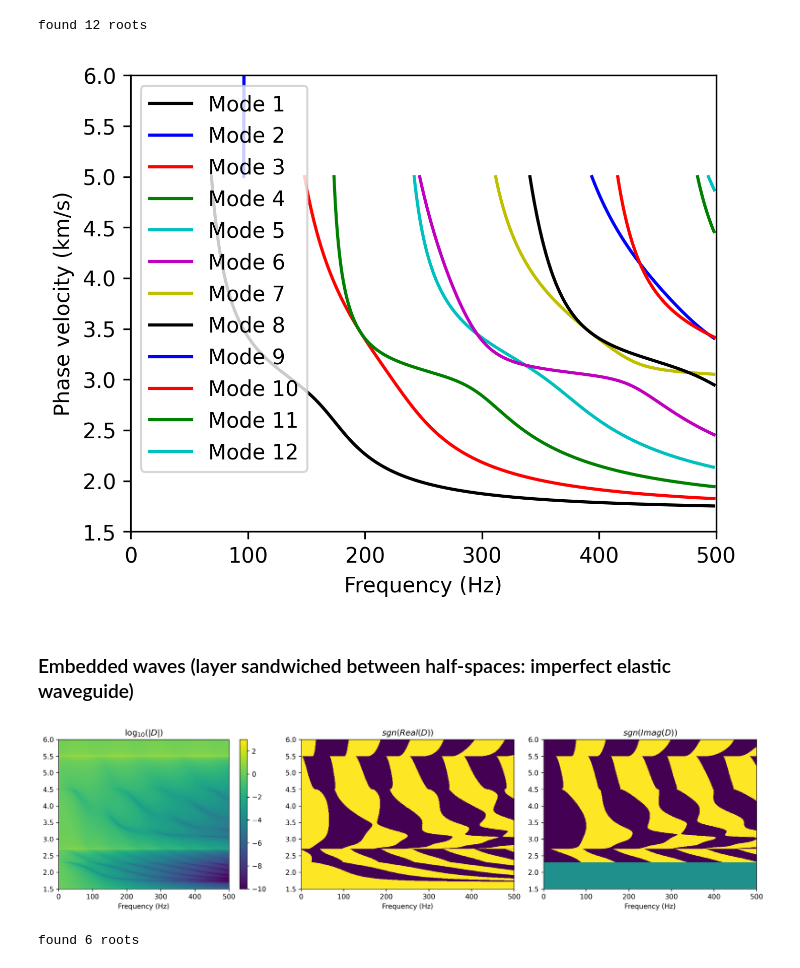
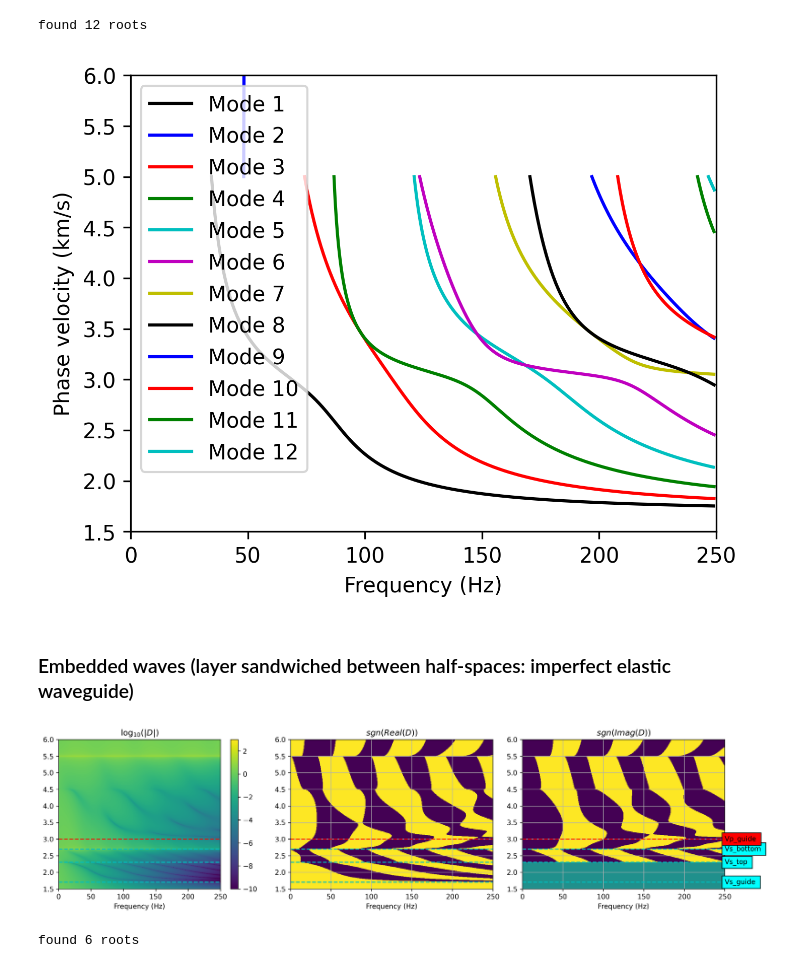
Before and after one commit to nmbader/pydisperse, a Jupyter notebook: notebooks/normal_modes.ipynb, the cells around one changed output. Cells and saved outputs as stored; diff of their text form; code cells hidden in the pictures.

```diff
--- a/notebooks/normal_modes.ipynb
+++ b/notebooks/normal_modes.ipynb
@@ -228,15 +228,15 @@ plt.show()
 nlayers=1 # number of layers
 vp=np.array([3.0])
 vs=np.array([1.7])
-rho=np.array([2])
-d=np.array([0.015])
+rho=np.array([2.0])
+d=np.array([0.030])
 
 # define the size of the map
 cmin=1.5
 cmax=6
 nc=500
 fmin=0
-fmax=500
+fmax=250
 nf=500
 f=np.linspace(fmin,fmax,num=nf,dtype='float64')
 c=np.linspace(cmin,cmax,num=nc,dtype='float64')
@@ -312,7 +312,7 @@ plt.ylim(cmin,cmax)
 
 plt.show()
 # %% [output]
-[figure, old version]
+[figure, new version]
 # %% [markdown]
 ### Embedded waves (layer sandwiched between half-spaces: imperfect elastic waveguide)
 # %%
@@ -321,14 +321,14 @@ nlayers=3 # number of layers
 vp=np.array([4.5,3.0,5.5])
 vs=np.array([2.3,1.7,2.7])
 rho=np.array([2.3,2,2.5])
-d=np.array([100,0.015,100])
+d=np.array([100,0.030,100])
 
 # define the size of the map
 cmin=1.5
 cmax=6
 nc=500
 fmin=0
-fmax=500
+fmax=250
 nf=500
 f=np.linspace(fmin,fmax,num=nf,dtype='float64')
 c=np.linspace(cmin,cmax,num=nc,dtype='float64')
@@ -342,34 +342,56 @@ for i in range(nc):
 fig=plt.figure(figsize=(15, 4),dpi=300)
 
 plt.subplot(1,3,1)
 vmin=-10
 vmax=3
 plt.imshow(np.log10(np.abs(embedded_waves_map)),interpolation='none',aspect="auto",extent=[fmin,fmax,cmax,cmin],vmin=vmin,vmax=vmax)
 plt.xlabel("Frequency (Hz)")
 # plt.ylabel("Phase velocity (km/s)")
 plt.gca().invert_yaxis()
 plt.colorbar()
 plt.title(r"$\log_{10}(|D|)$")
 
+plt.hlines(vs[0],xmin=fmin, xmax=fmax,colors='c',linestyles='dashed',label='Vs_top')
+plt.hlines(vs[1],xmin=fmin, xmax=fmax,colors='c',linestyles='dashed',label='Vs_guide')
+plt.hlines(vs[2],xmin=fmin, xmax=fmax,colors='c',linestyles='dashed',label='Vs_bottom')
+plt.hlines(vp[1],xmin=fmin, xmax=fmax,colors='r',linestyles='dashed',label='Vp_guide')
+
 plt.subplot(1,3,2)
 plt.imshow(np.sign(np.real(embedded_waves_map)),interpolation='none',aspect="auto",extent=[fmin,fmax,cmax,cmin])
 plt.xlabel("Frequency (Hz)")
 # plt.ylabel("Phase velocity (km/s)")
 plt.gca().invert_yaxis()
 plt.title(r"$sgn(Real(D))$")
+plt.grid()
+
+plt.hlines(vs[0],xmin=fmin, xmax=fmax,colors='c',linestyles='dashed',label='Vs_top')
+plt.hlines(vs[1],xmin=fmin, xmax=fmax,colors='c',linestyles='dashed',label='Vs_guide')
+plt.hlines(vs[2],xmin=fmin, xmax=fmax,colors='c',linestyles='dashed',label='Vs_bottom')
+plt.hlines(vp[1],xmin=fmin, xmax=fmax,colors='r',linestyles='dashed',label='Vp_guide')
 
 plt.subplot(1,3,3)
 plt.imshow(np.sign(np.imag(embedded_waves_map)),interpolation='none',aspect="auto",extent=[fmin,fmax,cmax,cmin])
 plt.xlabel("Frequency (Hz)")
 # plt.ylabel("Phase velocity (km/s)")
 plt.gca().invert_yaxis()
 plt.title(r"$sgn(Imag(D))$")
+plt.grid()
+
+plt.hlines(vs[0],xmin=fmin, xmax=fmax,colors='c',linestyles='dashed',label='Vs_top')
+plt.hlines(vs[1],xmin=fmin, xmax=fmax,colors='c',linestyles='dashed',label='Vs_guide')
+plt.hlines(vs[2],xmin=fmin, xmax=fmax,colors='c',linestyles='dashed',label='Vs_bottom')
+plt.hlines(vp[1],xmin=fmin, xmax=fmax,colors='r',linestyles='dashed',label='Vp_guide')
+
+plt.text(fmax, vs[0], 'Vs_top ', bbox=dict(facecolor='cyan', alpha=1), ha='left', va='center')
+plt.text(fmax, vs[1], 'Vs_guide ', bbox=dict(facecolor='cyan', alpha=1), ha='left', va='center')
+plt.text(fmax, vs[2], 'Vs_bottom ', bbox=dict(facecolor='cyan', alpha=1), ha='left', va='center')
+plt.text(fmax, vp[1], 'Vp_guide ', bbox=dict(facecolor='red', alpha=1), ha='left', va='center')
 
 plt.tight_layout()
 
 plt.show()
 # %% [output]
-[figure, old version]
+[figure, new version]
 # %%
 # Trace dispersion curves
 
```
Also changed, not shown: parts of 1 cell of this notebook, 1 other file.
